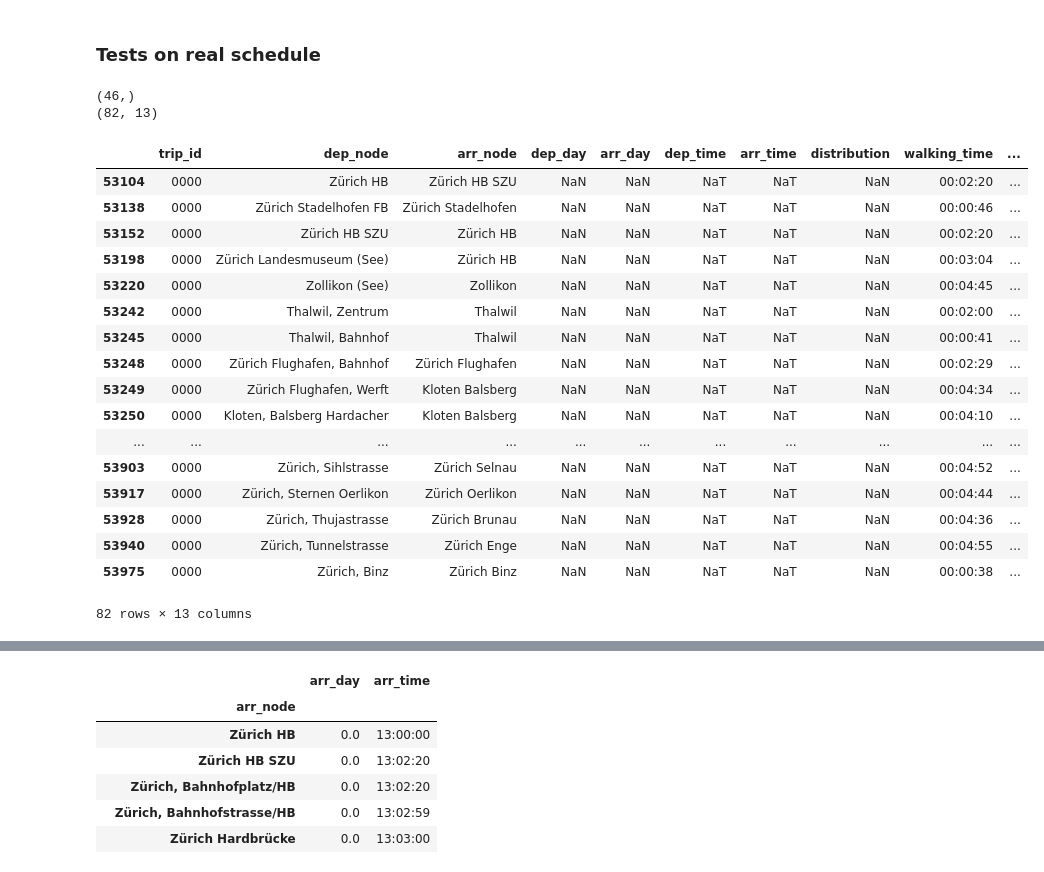
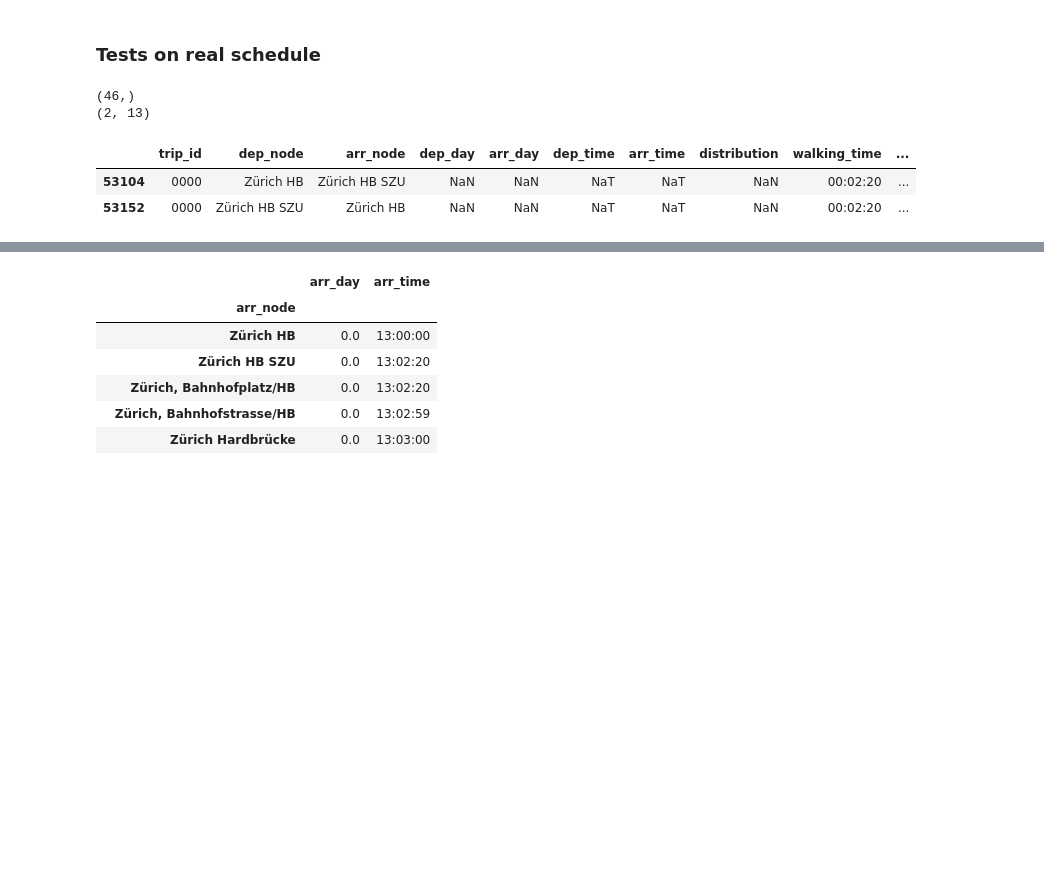
Before and after one commit to marcozov/journey_planning, a Jupyter notebook: final_project_nic.ipynb, the cells around one changed output, grey strips where cells are left out. Saved outputs shown, nothing was run; the diff lists cells and outputs as text; code cells hidden in the pictures; blank space fills up the shorter version.

```diff
--- a/final_project_nic.ipynb
+++ b/final_project_nic.ipynb
@@ -654,34 +651,19 @@ asd = pd.Series(index=all_trips, data=False)
 # %%
 schedule = pd.read_pickle("data/schedule_clean.pkl")
 walk = schedule[schedule.trip_id == "0000"]
 transp = schedule[schedule.trip_id != "0000"]
 valid_stations = np.unique(np.append(transp.arr_node.values, transp.dep_node.values))
 
 print(valid_stations.shape)
-valid_waks = walk[walk.arr_node.isin(valid_stations) & walk.arr_node.isin(valid_stations)]
+valid_waks = walk[walk.arr_node.isin(valid_stations) & walk.dep_node.isin(valid_stations)]
 print(valid_waks.shape)
 valid_waks
 # %% [output]
 (46,)
-(82, 13)
+(2, 13)
 |  | trip_id | dep_node | arr_node | dep_day | arr_day | dep_time | arr_time | distribution | walking_time | ... |
 | 53104 | 0000 | Zürich HB | Zürich HB SZU | NaN | NaN | NaT | NaT | NaN | 00:02:20 | ... |
-| 53138 | 0000 | Zürich Stadelhofen FB | Zürich Stadelhofen | NaN | NaN | NaT | NaT | NaN | 00:00:46 | ... |
 | 53152 | 0000 | Zürich HB SZU | Zürich HB | NaN | NaN | NaT | NaT | NaN | 00:02:20 | ... |
-| 53198 | 0000 | Zürich Landesmuseum (See) | Zürich HB | NaN | NaN | NaT | NaT | NaN | 00:03:04 | ... |
-| 53220 | 0000 | Zollikon (See) | Zollikon | NaN | NaN | NaT | NaT | NaN | 00:04:45 | ... |
-| 53242 | 0000 | Thalwil, Zentrum | Thalwil | NaN | NaN | NaT | NaT | NaN | 00:02:00 | ... |
-| 53245 | 0000 | Thalwil, Bahnhof | Thalwil | NaN | NaN | NaT | NaT | NaN | 00:00:41 | ... |
-| 53248 | 0000 | Zürich Flughafen, Bahnhof | Zürich Flughafen | NaN | NaN | NaT | NaT | NaN | 00:02:29 | ... |
-| 53249 | 0000 | Zürich Flughafen, Werft | Kloten Balsberg | NaN | NaN | NaT | NaT | NaN | 00:04:34 | ... |
-| 53250 | 0000 | Kloten, Balsberg Hardacher | Kloten Balsberg | NaN | NaN | NaT | NaT | NaN | 00:04:10 | ... |
-| ... | ... | ... | ... | ... | ... | ... | ... | ... | ... | ... |
-| 53903 | 0000 | Zürich, Sihlstrasse | Zürich Selnau | NaN | NaN | NaT | NaT | NaN | 00:04:52 | ... |
-| 53917 | 0000 | Zürich, Sternen Oerlikon | Zürich Oerlikon | NaN | NaN | NaT | NaT | NaN | 00:04:44 | ... |
-| 53928 | 0000 | Zürich, Thujastrasse | Zürich Brunau | NaN | NaN | NaT | NaT | NaN | 00:04:36 | ... |
-| 53940 | 0000 | Zürich, Tunnelstrasse | Zürich Enge | NaN | NaN | NaT | NaT | NaN | 00:04:55 | ... |
-| 53975 | 0000 | Zürich, Binz | Zürich Binz | NaN | NaN | NaT | NaT | NaN | 00:00:38 | ... |
-82 rows × 13 columns
 # %%
 schedule = pd.read_pickle("data/schedule_clean.pkl")
 pairwise_distances = pd.read_pickle("data/pairwise_distance.pkl")
```
Also changed, not shown: parts of 1 cell of this notebook, 5 other files.
